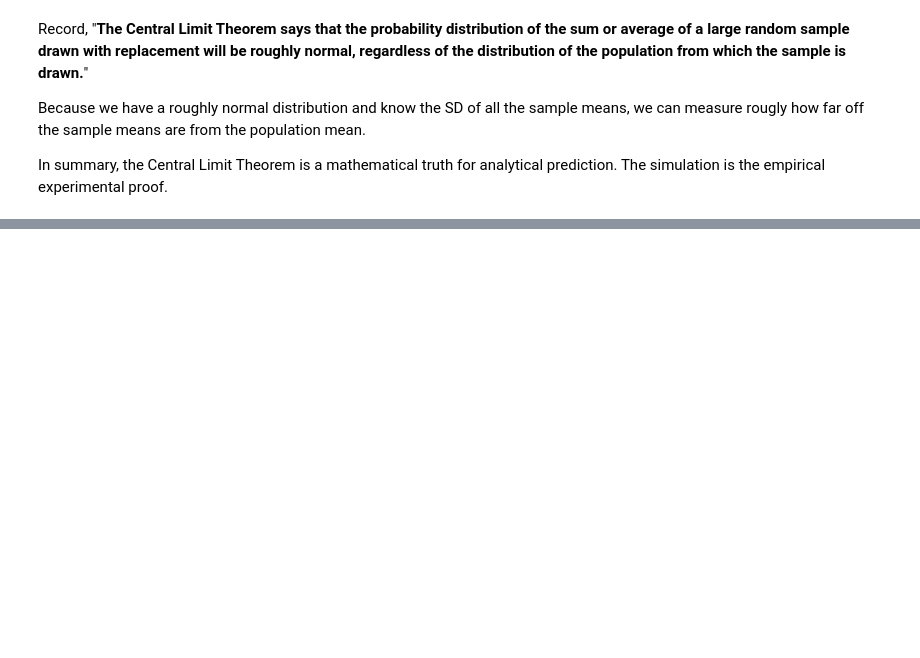
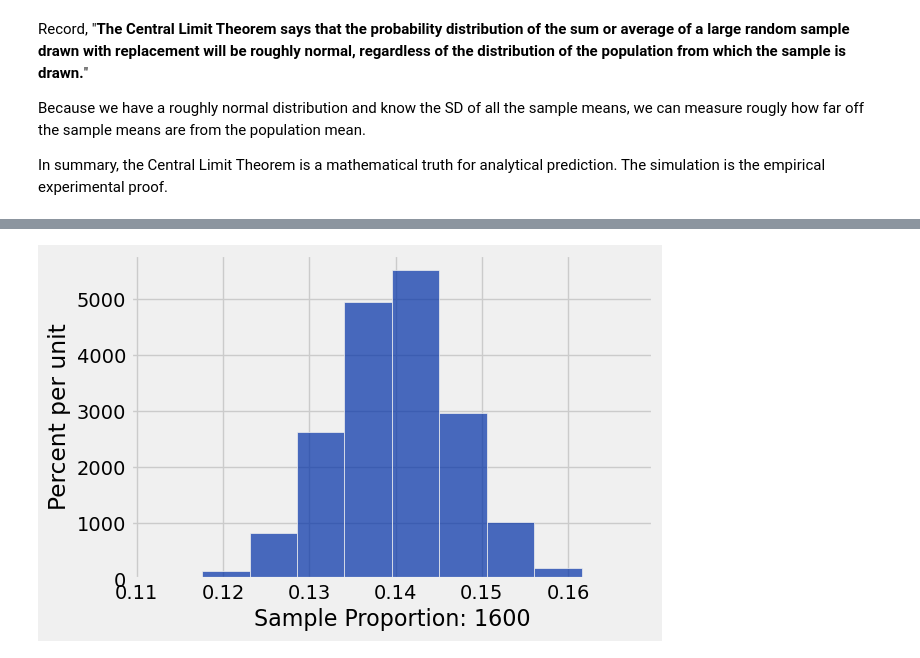
Before and after one commit to SRJC-Data-Science/materials-sp22, a Jupyter notebook: SRJC/lecture_note/lecture_25_26_27/mean_stdev_normal_distribution-pw.ipynb, the cells around one changed output, grey strips where cells are left out. Cells and saved outputs as stored; diff of their text form; code cells hidden in the pictures; blank space fills up the shorter version.

```diff
--- a/SRJC/lecture_note/lecture_25_26_27/mean_stdev_normal_distribution-pw.ipynb
+++ b/SRJC/lecture_note/lecture_25_26_27/mean_stdev_normal_distribution-pw.ipynb
@@ -494,0 +528,12 @@ for i in np.arange(10000):
+# %%
+proportions_2 = make_array()
+
+num_ev_stations = 2400
+repeats = 10000
+
+for i in np.arange(repeats):
+    sample = ev_audit.sample(num_ev_stations)
+    new_proportion = np.count_nonzero(sample.column('Is_Broken') == 1)/num_ev_stations
+    proportions_2 = np.append(proportions_2, new_proportion)
+
+results = results.with_column('Sample Proportion: 1600', proportions_2)
@@ -494,0 +555,4 @@ for i in np.arange(10000):
+# %%
+results.hist('Sample Proportion: 1600')
+# %% [output]
+[figure, added]
```
Also changed, not shown: parts of 8 cells of this notebook, 1 other file.
